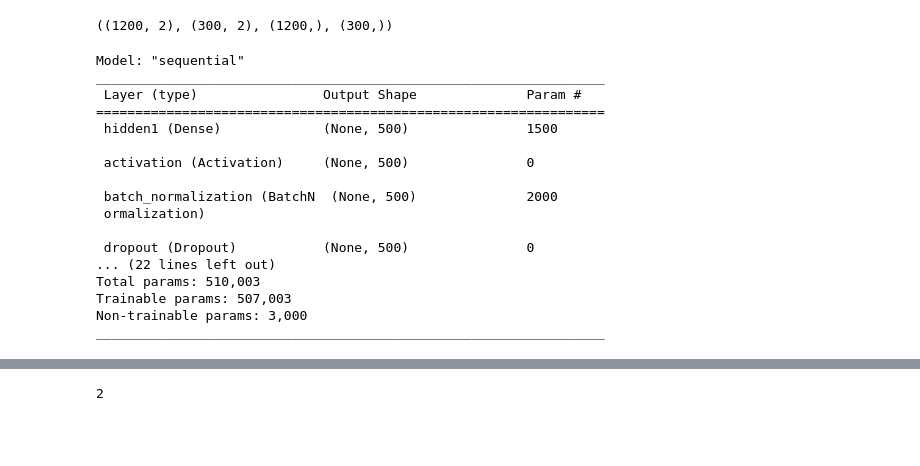
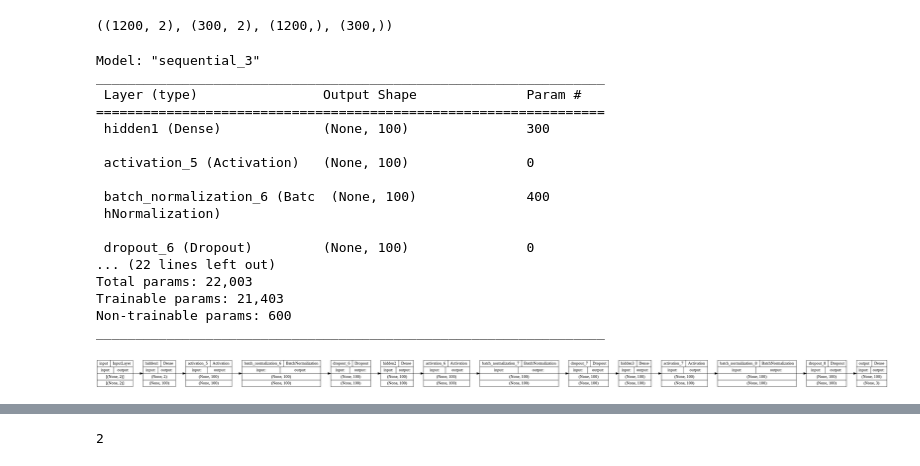
Before and after one commit to DJCordhose/insurance-ml, a Jupyter notebook: workspace-java/insurance_ml.ipynb, the cells around one changed output, grey strips where cells are left out. Drawn from its saved outputs; the diff is of its cells as text; code cells hidden in the pictures; blank space fills up the shorter version.

```diff
--- a/workspace-java/insurance_ml.ipynb
+++ b/workspace-java/insurance_ml.ipynb
@@ -151,17 +153,17 @@ model = tf.keras.Sequential()
 
 model.add(InputLayer(name='input', input_shape=(num_features,)))
 
-model.add(Dense(500, name='hidden1'))
+model.add(Dense(100, name='hidden1'))
 model.add(Activation('relu'))
 model.add(BatchNormalization())
 model.add(Dropout(dropout))
 
-model.add(Dense(500, name='hidden2'))
+model.add(Dense(100, name='hidden2'))
 model.add(Activation('relu'))
 model.add(BatchNormalization())
 model.add(Dropout(dropout))
 
-model.add(Dense(500, name='hidden3'))
+model.add(Dense(100, name='hidden3'))
 model.add(Activation('relu'))
 model.add(BatchNormalization())
 model.add(Dropout(dropout))
@@ -170,23 +172,30 @@ model.add(Dense(name='output', units=3, activation='softmax'))
 
 model.summary()
 # %% [output]
-Model: "sequential"
+Model: "sequential_3"
 _________________________________________________________________
  Layer (type)                Output Shape              Param #
 =================================================================
- hidden1 (Dense)             (None, 500)               1500
+ hidden1 (Dense)             (None, 100)               300
 
- activation (Activation)     (None, 500)               0
+ activation_5 (Activation)   (None, 100)               0
 
- batch_normalization (BatchN  (None, 500)              2000
- ormalization)
+ batch_normalization_6 (Batc  (None, 100)              400
+ hNormalization)
 
- dropout (Dropout)           (None, 500)               0
+ dropout_6 (Dropout)         (None, 100)               0
 ... (22 lines left out)
-Total params: 510,003
-Trainable params: 507,003
-Non-trainable params: 3,000
+Total params: 22,003
+Trainable params: 21,403
+Non-trainable params: 600
 _________________________________________________________________
+# %%
+tf.keras.utils.plot_model(model,
+                          show_layer_names=True,
+                          show_shapes=True,
+                          rankdir='LR')
+# %% [output]
+[figure, added]
 # %%
 %%time
 
```
Also changed, not shown: parts of 15 cells of this notebook.
